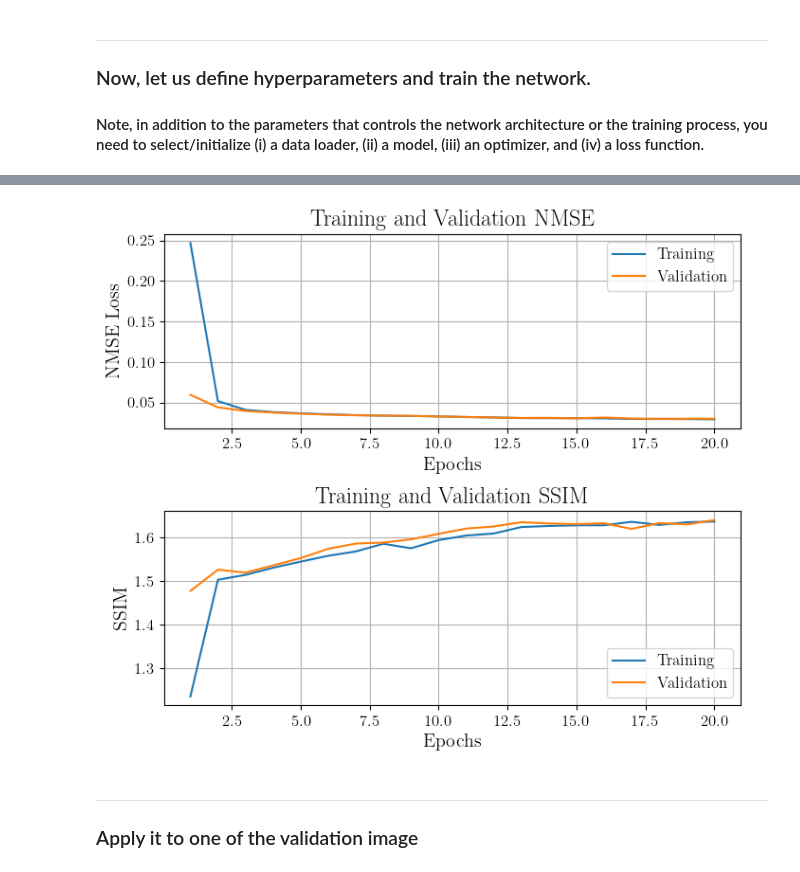
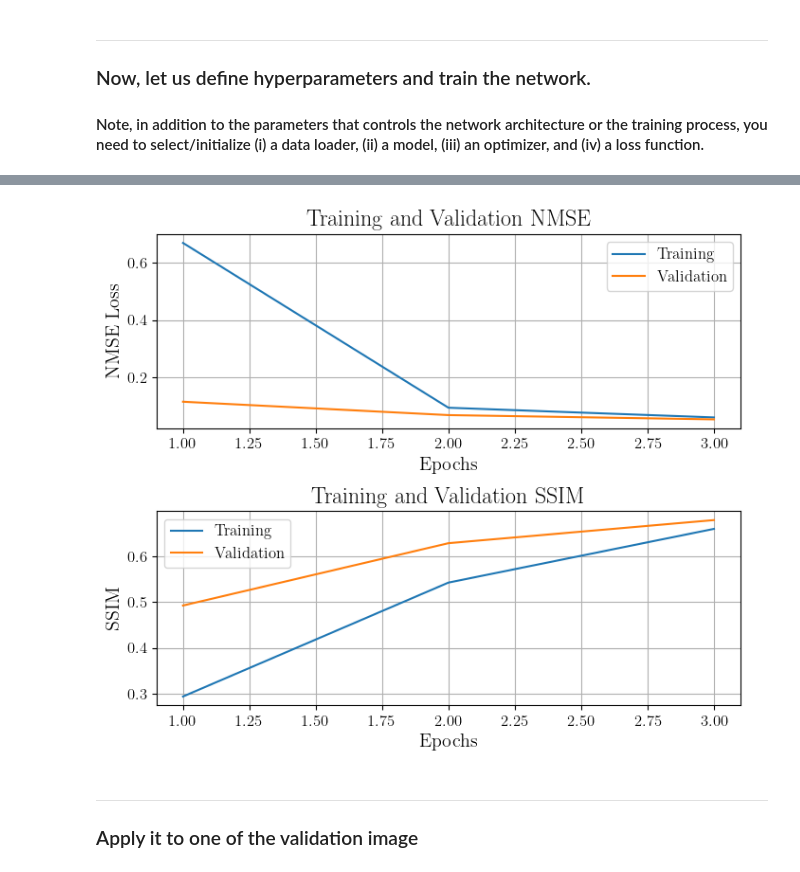
Before and after one commit to MihirJoe/MRI-Denoising, a Jupyter notebook: starter_code.ipynb, the cells around one changed output, grey strips where cells are left out. Drawn from its saved outputs; the diff is of its cells as text; code cells hidden in the pictures.

```diff
--- a/starter_code.ipynb
+++ b/starter_code.ipynb
@@ -196,6 +210,8 @@ def train_model(model, opt, criterion, train_loader, val_loader, num_epoch, nois
         total_nmse_loss = 0
 
         total_ssim_loss = 0
+        avg_batch_train_nmse_loss = 0
+        avg_batch_train_ssim_loss = 0
 
         for i, y_tr_batch in enumerate(train_loader):
             # Train with noisy data
@@ -215,24 +231,34 @@ def train_model(model, opt, criterion, train_loader, val_loader, num_epoch, nois
             total_train_loss += loss.item()
 
             # calculate loss of the batch
-            for j in range(y_hat_tr_batch.shape[0]):
+            num_batch = y_hat_tr_batch.shape[0]
+            for j in range(num_batch):
                 total_nmse_loss += calculateNMSE(y_tr_batch[j], y_hat_tr_batch[j])
                 total_ssim_loss += calculateSSIM(y_tr_batch[j], y_hat_tr_batch[j])
 
+            avg_batch_train_nmse_loss = total_nmse_loss / num_batch
+            avg_batch_train_ssim_loss = total_ssim_loss / num_batch
+
             if (i + 1) % 10 == 0:
                 print(f'Epoch {epoch+1}, Iteration {i+1}, '
-                      f'Loss: {loss.item():.6f}')
+                      f'MSE: {loss.item():.6f}')
 
         avg_train_loss = total_train_loss / len(train_loader)
         avg_train_losses.append(avg_train_loss)
-        avg_nmse_loss = total_nmse_loss / len(train_loader)
+
+        avg_nmse_loss = avg_batch_train_nmse_loss / len(train_loader)
         avg_nmse_losses.append(avg_nmse_loss)
-        avg_train_ssim_loss = total_ssim_loss / len(train_loader)
+
+        avg_train_ssim_loss = avg_batch_train_ssim_loss / len(train_loader)
         avg_train_ssim_losses.append(avg_train_ssim_loss)
 
         # Calculate validation NMSE per epoch
         val_epoch_nmse = 0
         val_epoch_ssim = 0
+        avg_batch_val_nmse = 0
+        avg_batch_val_ssim = 0
+
+
         for y_val_batch in val_loader:
             noise_val = torch.randn_like(y_val_batch) * noise_std
             x_val_batch = y_val_batch.detach() + noise_val
@@ -242,11 +268,16 @@ def train_model(model, opt, criterion, train_loader, val_loader, num_epoch, nois
 
             y_hat_val_batch = model(x_val_batch)
             # print(y_hat_val_batch.shape)
-            for j in range(y_hat_val_batch.shape[0]):
+            num_batch = y_hat_val_batch.shape[0]
+            for j in range(num_batch):
                 val_epoch_nmse += calculateNMSE(y_val_batch[j], y_hat_val_batch[j])
                 val_epoch_ssim += calculateSSIM(y_val_batch[j], y_hat_val_batch[j])
-        val_nmse_per_epoch.append(val_epoch_nmse / len(val_loader))
-        val_ssim_per_epoch.append(val_epoch_ssim / len(val_loader))
+
+            avg_batch_val_nmse = val_epoch_nmse / num_batch
+            avg_batch_val_ssim = val_epoch_ssim / num_batch
+
+        val_nmse_per_epoch.append(avg_batch_val_nmse / len(val_loader))
+        val_ssim_per_epoch.append(avg_batch_val_ssim / len(val_loader))
 
     # Plotting (combine training and validation NMSE on same plot)
     fig, ax = plt.subplots(2,1,figsize=(7, 6))
@@ -292,7 +323,7 @@ ___
 batch_size = 2 # Number of complete images in each batch
 lr = 1e-3  # Learning rate
 sig = 0.1  # Noise std
-num_epoch = 20  # Epochs
+num_epoch = 3  # Epochs
 
 # Model, criterion, and optimizer
 train_loader = create_loader(train_dataset, batch_size)
@@ -325,3 +345,3 @@ Epoch 20, Iteration 20, Loss: 0.001020
-[figure, old version]
+[figure, new version]
 # %%
 # save the model
```
Also changed, not shown: parts of 5 cells of this notebook.
